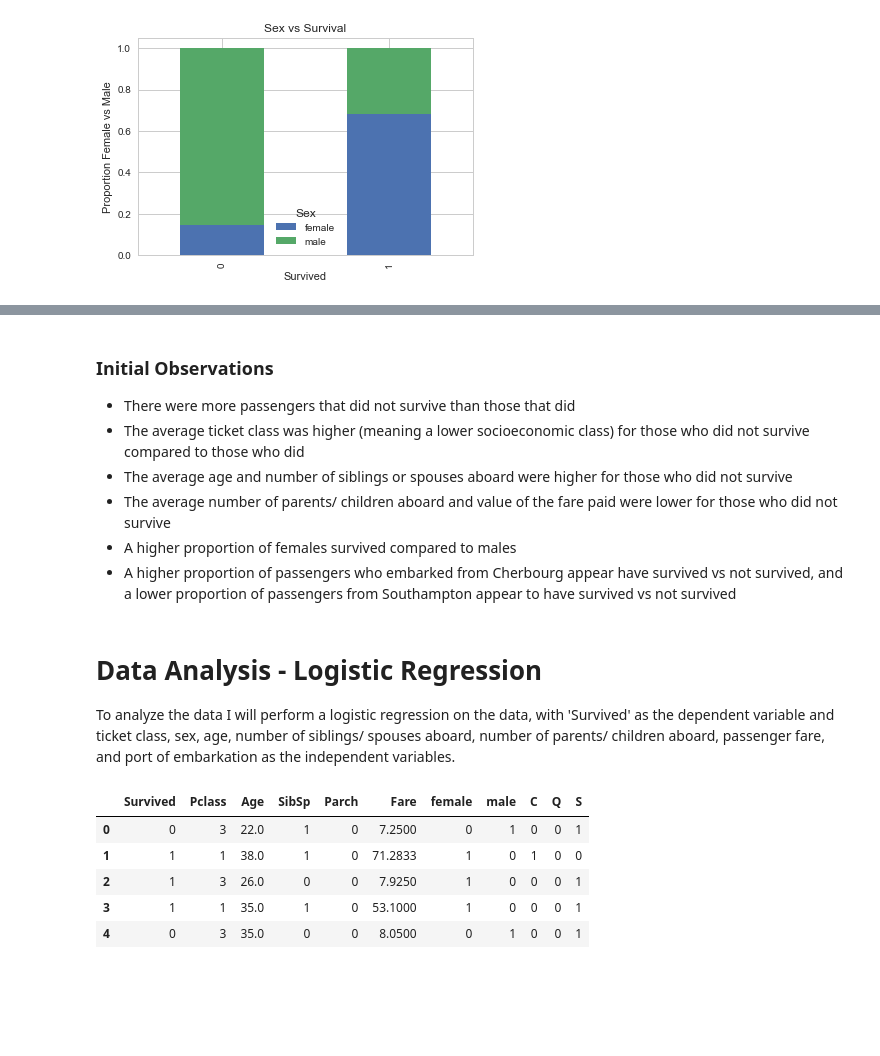
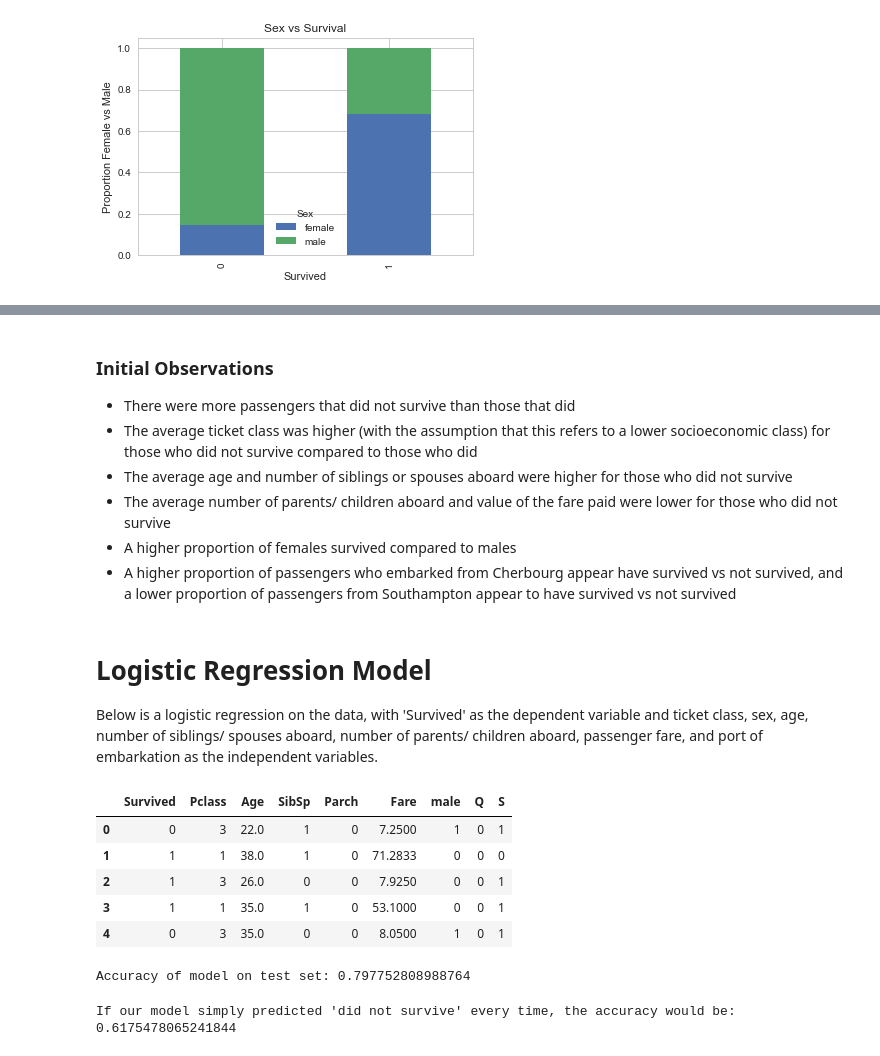
Before and after one commit to abarnes023/titanic-project, a Jupyter notebook: Survival_on_the_Titanic.ipynb, the cells around one changed output, grey strips where cells are left out. Saved outputs shown, nothing was run; the diff lists cells and outputs as text; code cells hidden in the pictures; blank space fills up the shorter version.

Commit message:
Finishing and analyzing logistic regression model

```diff
--- a/Survival_on_the_Titanic.ipynb
+++ b/Survival_on_the_Titanic.ipynb
@@ -168,26 +174,26 @@ plt.show()
 ### Initial Observations
 
 - There were more passengers that did not survive than those that did
-- The average ticket class was higher (meaning a lower socioeconomic class) for those who did not survive compared to those who did
+- The average ticket class was higher (with the assumption that this refers to a lower socioeconomic class) for those who did not survive compared to those who did
 - The average age and number of siblings or spouses aboard were higher for those who did not survive
 - The average number of parents/ children aboard and value of the fare paid were lower for those who did not survive
 - A higher proportion of females survived compared to males
 - A higher proportion of passengers who embarked from Cherbourg appear have survived vs not survived, and a lower proportion of passengers from Southampton appear to have survived vs not survived
 # %% [markdown]
-# Data Analysis - Logistic Regression
+# Logistic Regression Model
 
-To analyze the data I will perform a logistic regression on the data, with 'Survived' as the dependent variable and ticket class, sex, age, number of siblings/ spouses aboard, number of parents/ children aboard, passenger fare, and port of embarkation as the independent variables.
+Below is a logistic regression on the data, with 'Survived' as the dependent variable and ticket class, sex, age, number of siblings/ spouses aboard, number of parents/ children aboard, passenger fare, and port of embarkation as the independent variables.
 # %%
 # Create dummy variables for sex and port of embarkation
-sex = pd.get_dummies(titanic['Sex'])
-embark = pd.get_dummies(titanic['Embarked'])
+sex = pd.get_dummies(titanic['Sex'], drop_first=True)
+embark = pd.get_dummies(titanic['Embarked'], drop_first=True)
 titanic.drop(['Sex', 'Embarked'], axis=1, inplace=True)
 titanic_dummy = pd.concat([titanic, sex, embark], axis=1)
 titanic_dummy.head()
 # %% [output]
-|  | Survived | Pclass | Age | SibSp | Parch | Fare | female | male | C | Q | S |
-| 0 | 0 | 3 | 22.0 | 1 | 0 | 7.2500 | 0 | 1 | 0 | 0 | 1 |
-| 1 | 1 | 1 | 38.0 | 1 | 0 | 71.2833 | 1 | 0 | 1 | 0 | 0 |
-| 2 | 1 | 3 | 26.0 | 0 | 0 | 7.9250 | 1 | 0 | 0 | 0 | 1 |
-| 3 | 1 | 1 | 35.0 | 1 | 0 | 53.1000 | 1 | 0 | 0 | 0 | 1 |
-| 4 | 0 | 3 | 35.0 | 0 | 0 | 8.0500 | 0 | 1 | 0 | 0 | 1 |
+|  | Survived | Pclass | Age | SibSp | Parch | Fare | male | Q | S |
+| 0 | 0 | 3 | 22.0 | 1 | 0 | 7.2500 | 1 | 0 | 1 |
+| 1 | 1 | 1 | 38.0 | 1 | 0 | 71.2833 | 0 | 0 | 0 |
+| 2 | 1 | 3 | 26.0 | 0 | 0 | 7.9250 | 0 | 0 | 1 |
+| 3 | 1 | 1 | 35.0 | 1 | 0 | 53.1000 | 0 | 0 | 1 |
+| 4 | 0 | 3 | 35.0 | 0 | 0 | 8.0500 | 1 | 0 | 1 |
@@ -193,0 +205,12 @@ titanic_dummy.head()
+# %%
+# Logistic Regression model
+lr = LogisticRegression()
+model = lr.fit(X_train, y_train)
+print("Accuracy of model on test set: {}".format(model.score(X_test, y_test)))
+# %% [output]
+Accuracy of model on test set: 0.797752808988764
+# %%
+no_survival_model = 1 - y.mean()
+print("If our model simply predicted 'did not survive' every time, the accuracy would be: {}".format(no_survival_model))
+# %% [output]
+If our model simply predicted 'did not survive' every time, the accuracy would be: 0.6175478065241844
```
Also changed, not shown: parts of 14 cells of this notebook.
